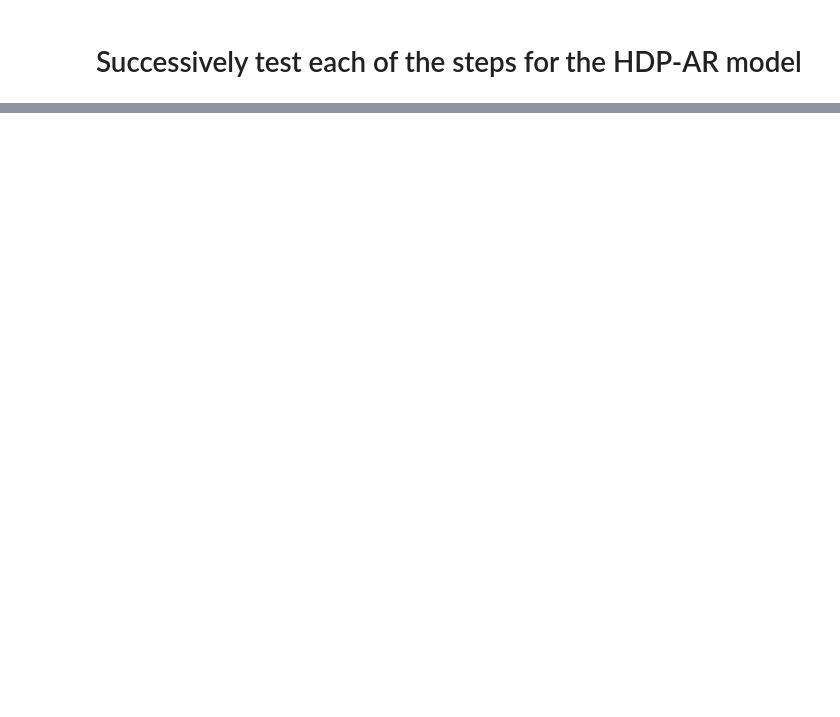
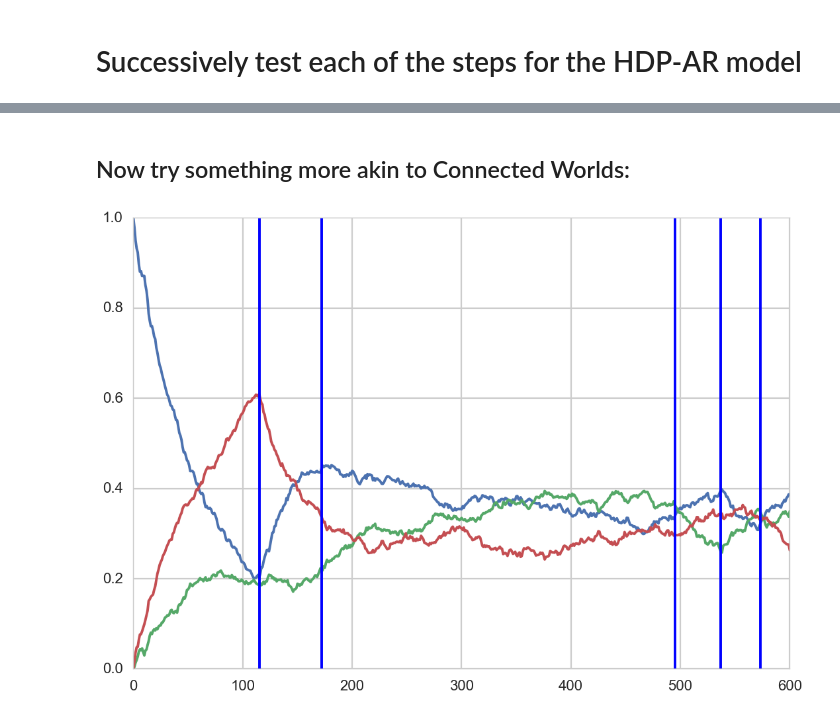
Before and after one commit to NickHoernle/mit-bayesian-inference, a Jupyter notebook: project/notebooks/auto-regressive-hdm-hmm.ipynb, the cells around one changed output, grey strips where cells are left out. Drawn from its saved outputs; the diff is of its cells as text; code cells hidden in the pictures; blank space fills up the shorter version.

```diff
--- a/project/notebooks/auto-regressive-hdm-hmm.ipynb
+++ b/project/notebooks/auto-regressive-hdm-hmm.ipynb
@@ -246,0 +190,39 @@ plt.grid(False)
+# %% [markdown]
+## Now try something more akin to Connected Worlds:
+# %%
+Y = np.array([1,0,0]) # there are three observables
+dim = 3
+
+def generateTransitionMatrix(dim):
+    A = np.random.dirichlet(np.ones(dim), size=3).T + 50*np.eye(dim)
+    A = A/(A.sum(axis=0))
+    return A
+
+A = generateTransitionMatrix(dim)
+chain = 0
+
+Ys = [Y]
+As = [A]
+chains = [chain]
+switch = []
+
+for i in range(600):
+
+    if np.random.uniform(0,1) < 0.01:
+        chain += 1
+        A = generateTransitionMatrix(dim)
+        As.append(A)
+        switch.append(i)
+
+    next_obs = As[-1].dot(Ys[-1]) + np.random.normal(0,0.005,size=dim)
+    next_obs = next_obs/np.sum(next_obs)
+
+    Ys.append(next_obs)
+    chains.append(chain)
+
+
+plt.plot(Ys)
+[plt.axvline(s) for s in switch]
+plt.show()
+# %% [output]
+[figure, added]
```
Also changed, not shown: parts of 20 cells of this notebook, 3 other files.
